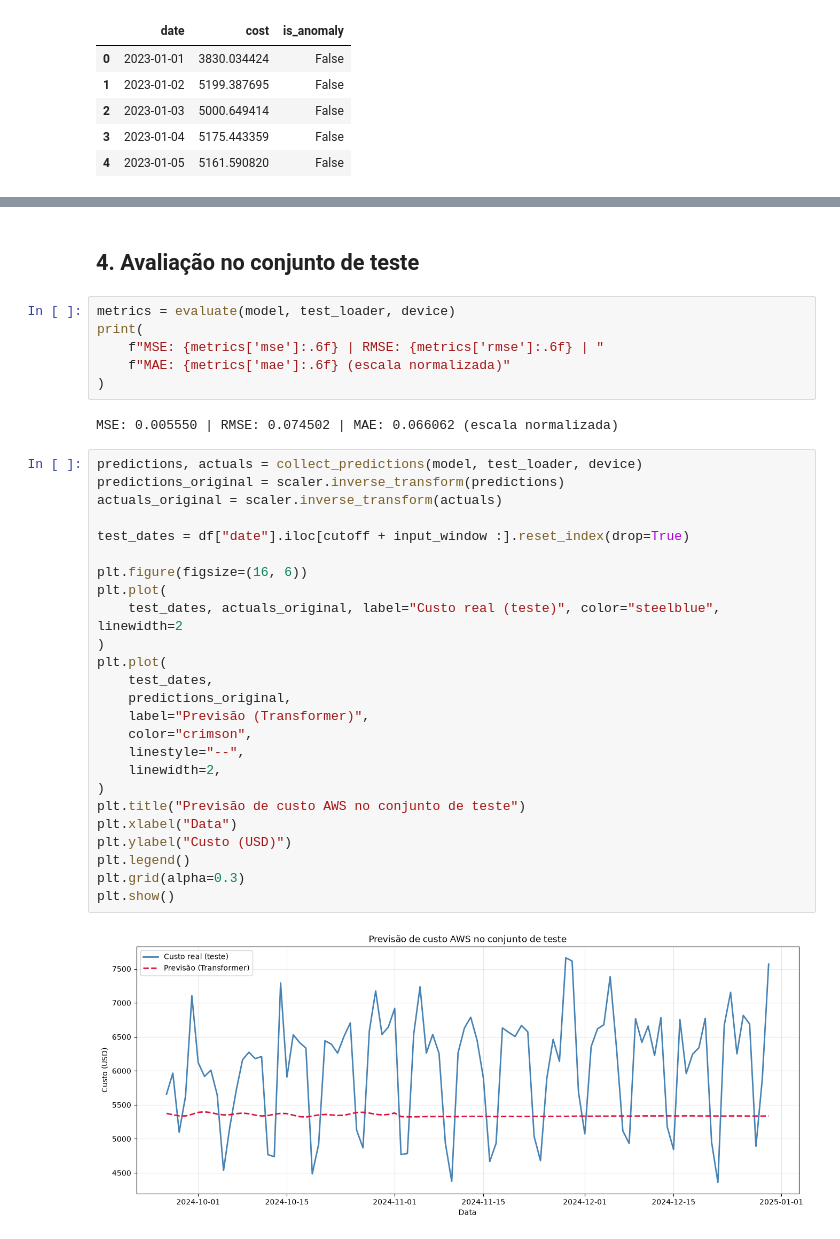
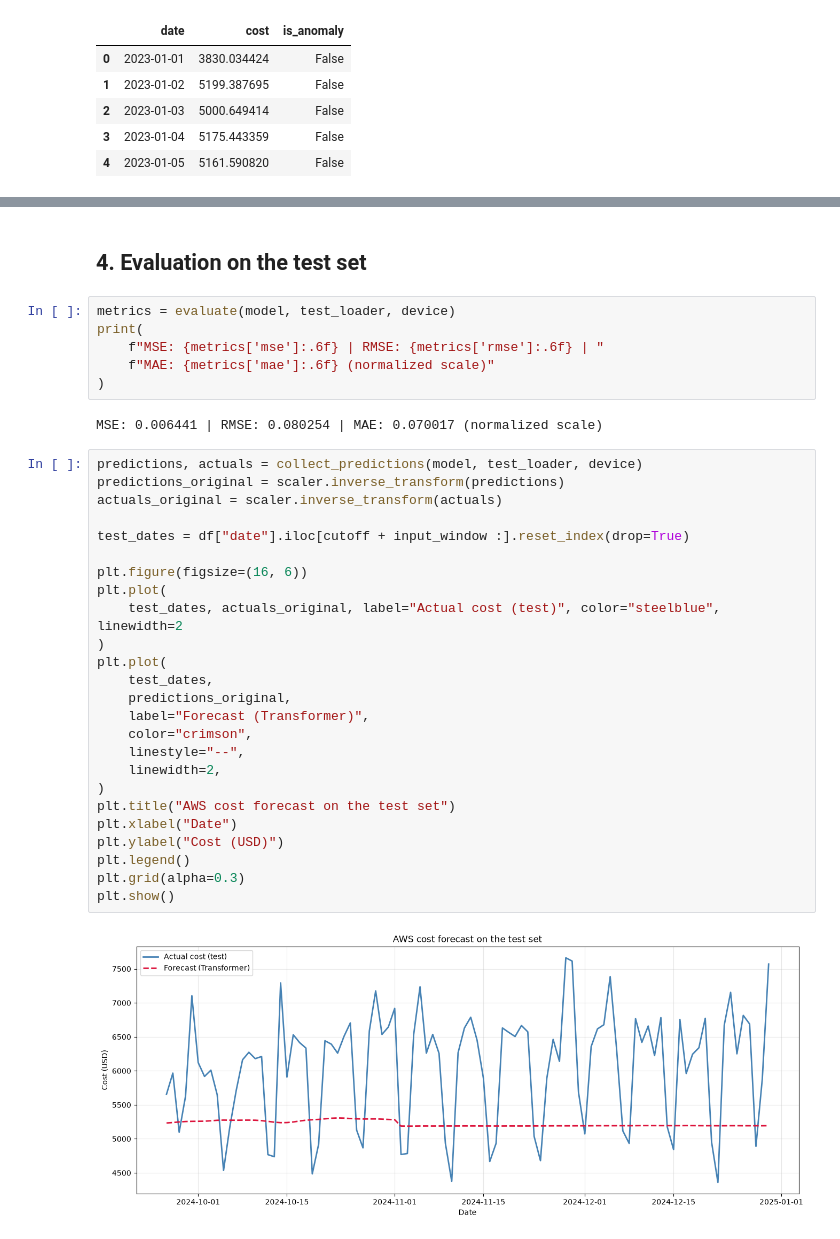
Before and after one commit to tommmdl/aws-cost-transformer-forecast, a Jupyter notebook: notebooks/01_treinamento_e_avaliacao.ipynb, the cells around one changed output, grey strips where cells are left out. Cells and saved outputs as stored; diff of their text form.

```diff
--- a/notebooks/01_treinamento_e_avaliacao.ipynb
+++ b/notebooks/01_treinamento_e_avaliacao.ipynb
@@ -130,38 +130,38 @@ plt.show()
 # %% [markdown]
-## 4. Avaliação no conjunto de teste
+## 4. Evaluation on the test set
 # %%
 metrics = evaluate(model, test_loader, device)
 print(
     f"MSE: {metrics['mse']:.6f} | RMSE: {metrics['rmse']:.6f} | "
-    f"MAE: {metrics['mae']:.6f} (escala normalizada)"
+    f"MAE: {metrics['mae']:.6f} (normalized scale)"
 )
 # %% [output]
-MSE: 0.005550 | RMSE: 0.074502 | MAE: 0.066062 (escala normalizada)
+MSE: 0.006441 | RMSE: 0.080254 | MAE: 0.070017 (normalized scale)
 # %%
 predictions, actuals = collect_predictions(model, test_loader, device)
 predictions_original = scaler.inverse_transform(predictions)
 actuals_original = scaler.inverse_transform(actuals)
 
 test_dates = df["date"].iloc[cutoff + input_window :].reset_index(drop=True)
 
 plt.figure(figsize=(16, 6))
 plt.plot(
-    test_dates, actuals_original, label="Custo real (teste)", color="steelblue", linewidth=2
+    test_dates, actuals_original, label="Actual cost (test)", color="steelblue", linewidth=2
 )
 plt.plot(
     test_dates,
     predictions_original,
-    label="Previsão (Transformer)",
+    label="Forecast (Transformer)",
     color="crimson",
     linestyle="--",
     linewidth=2,
 )
-plt.title("Previsão de custo AWS no conjunto de teste")
-plt.xlabel("Data")
-plt.ylabel("Custo (USD)")
+plt.title("AWS cost forecast on the test set")
+plt.xlabel("Date")
+plt.ylabel("Cost (USD)")
 plt.legend()
 plt.grid(alpha=0.3)
 plt.show()
 # %% [output]
-[figure, old version]
+[figure, new version]
 # %% [markdown]
```
Also changed, not shown: parts of 9 cells of this notebook, 12 other files.
